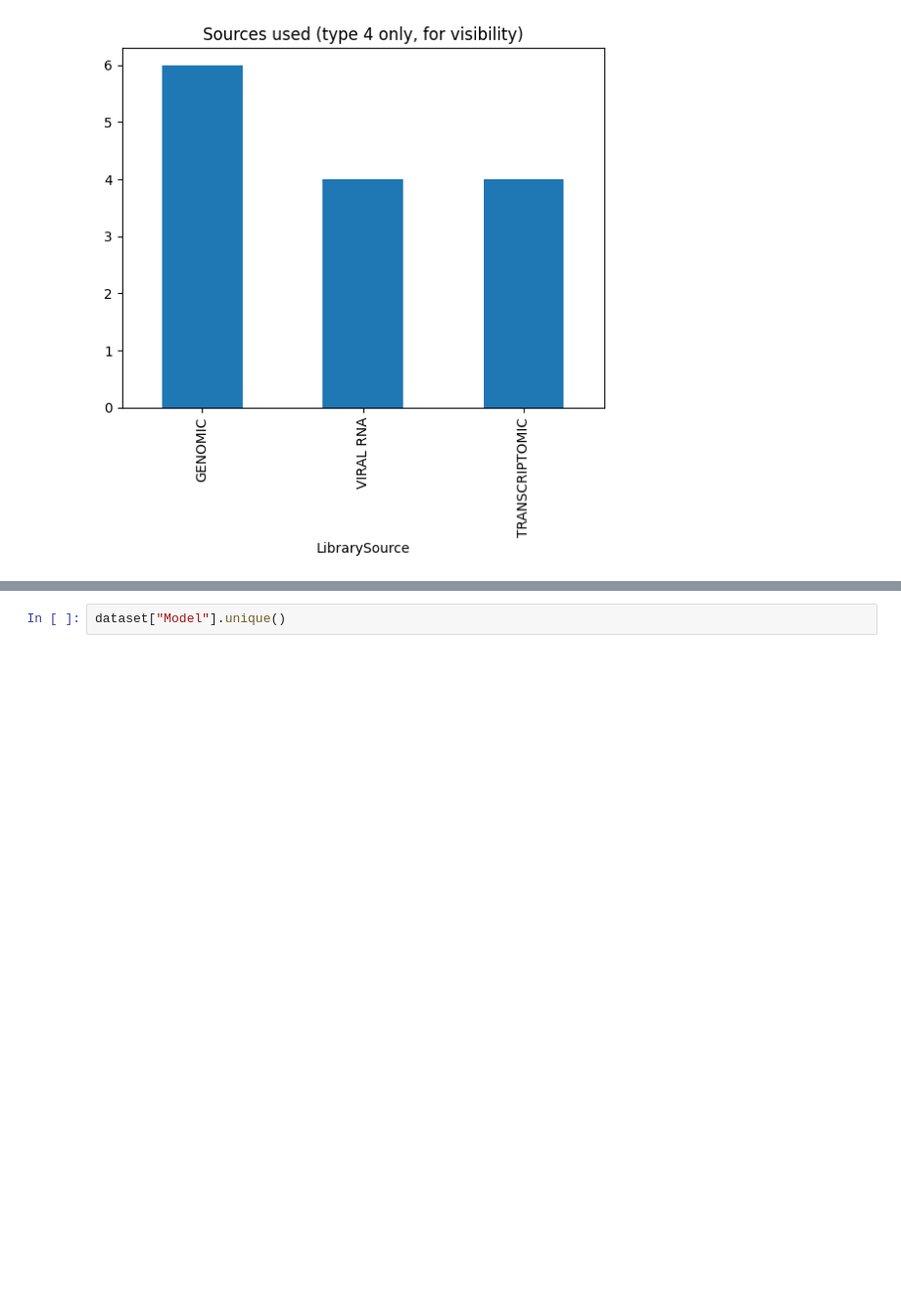
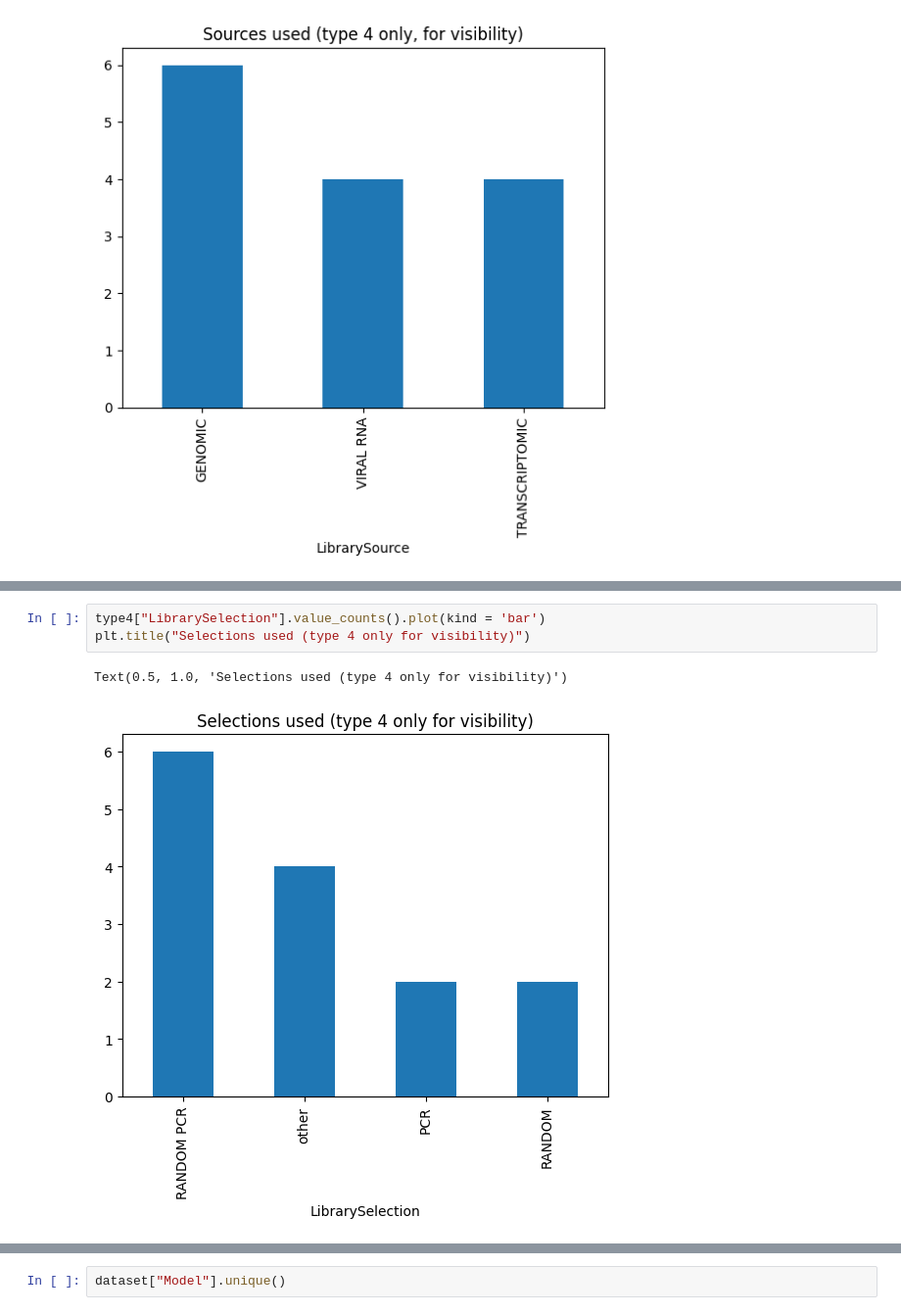
Before and after one commit to Fossam40/DENV-dataAnalysis, a Jupyter notebook: sampleStatistics.ipynb, the cells around one changed output, grey strips where cells are left out. Shown: that part at 98% size. Drawn from its saved outputs; the diff is of its cells as text; blank space fills up the shorter version.

```diff
--- a/sampleStatistics.ipynb
+++ b/sampleStatistics.ipynb
@@ -165,0 +176,6 @@ Name: count, Length: 82, dtype: int64
+# %%
+type4["LibrarySelection"].value_counts().plot(kind = 'bar')
+plt.title("Selections used (type 4 only for visibility)")
+# %% [output]
+Text(0.5, 1.0, 'Selections used (type 4 only for visibility)')
+[figure, added]
```
Also changed, not shown: parts of 9 cells of this notebook.
